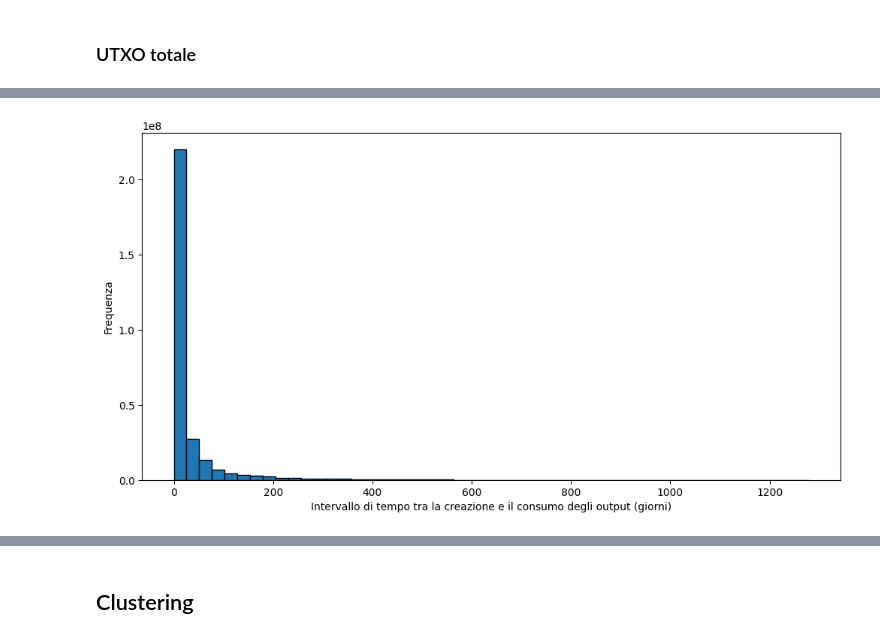
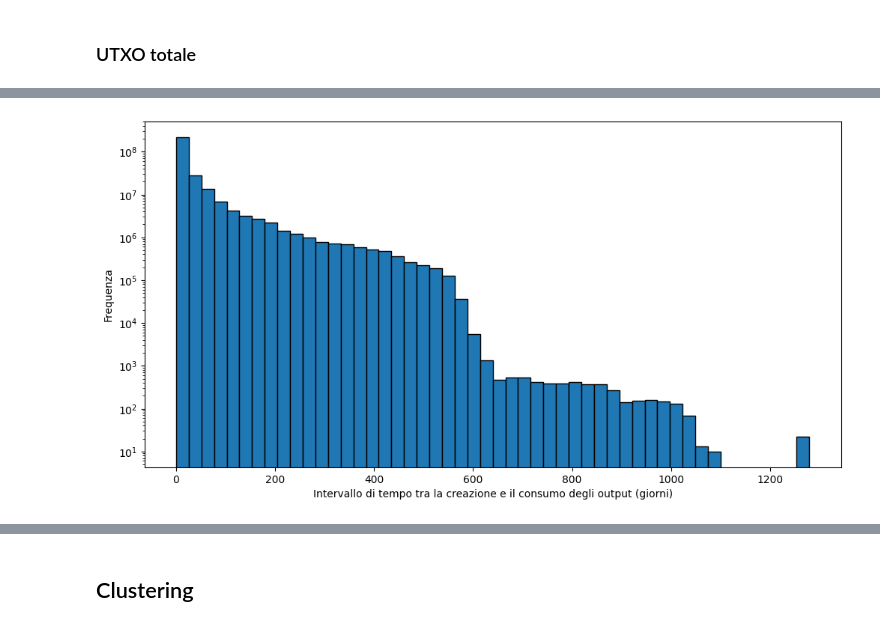
Before and after one commit to GennaroBaratta/lws-prj, a Jupyter notebook: esame.ipynb, the cells around one changed output, grey strips where cells are left out. Cells and saved outputs as stored; diff of their text form; code cells hidden in the pictures.

```diff
--- a/esame.ipynb
+++ b/esame.ipynb
@@ -26,5 +29,5 @@ Data columns (total 5 columns):
 dtypes: bool(1), int64(1), uint32(2), uint64(1)
 memory usage: 251.1 MB
 # %%
-Transations['timestamp'] = pd.to_datetime(Transations['timestamp'],unit='s')
+Transactions['timestamp'] = pd.to_datetime(Transactions['timestamp'],unit='s')
 # %%
@@ -145,5 +161,5 @@ nessun blocco
 # %%
-x = pd.merge(left=Inputs.set_index(['txId']), right=Transations.set_index(['txId']), how='left', indicator=True,left_index=True,right_index=True)
+x = pd.merge(left=Inputs.set_index(['txId']), right=Transactions.set_index(['txId']), how='left', indicator=True,left_index=True,right_index=True)
 x['_merge'].value_counts()
 # %% [output]
 _merge
@@ -152,7 +168,7 @@ left_only            0
 right_only           0
 Name: count, dtype: int64
 # %%
-x = pd.merge(left=Outputs.set_index(['txId']), right=Transations.set_index(['txId']), how='left', indicator=True,left_index=True,right_index=True)
+x = pd.merge(left=Outputs.set_index(['txId']), right=Transactions.set_index(['txId']), how='left', indicator=True,left_index=True,right_index=True)
 x['_merge'].value_counts()
 # %% [output]
 _merge
@@ -323,8 +311,0 @@ Name: amount, Length: 83206, dtype: uint64
-# %%
-Outputs['txId'] = Outputs['txId'].astype('int32')
-Transations['txId'] = Transations['txId'].astype('int32')
-Outputs['position'] = Outputs['position'].astype('int32')
-Inputs['prevTxId'] = Inputs['prevTxId'].astype('int32')
-Inputs['prevTxpos'] = Inputs['prevTxpos'].astype('int32')
-# Seleziona solo gli output che vengono consumati come input da un'altra transazione
-output_consumati = Outputs[Outputs['txId'].isin(Inputs['prevTxId'])]
@@ -356,12 +322,24 @@ Name: time_interval, Length: 288485125, dtype: timedelta64[ns]
 # %%
+# Seleziona solo gli output che vengono consumati come input da un'altra transazione
+output_consumati = Outputs[Outputs['txId'].isin(Inputs['prevTxId'])]
+
+inputs_with_timestamps = pd.merge(Inputs[['txId','prevTxId']], Transactions[['txId','timestamp','fee']], left_on="txId", right_on="txId", how="left")
+inputs_with_timestamps.rename(columns={"timestamp": "consumption_timestamp"}, inplace=True)
+
+outputs_with_timestamps = pd.merge(output_consumati['txId'], Transactions[['txId','timestamp']], left_on="txId", right_on="txId", how="left")
+outputs_with_timestamps.rename(columns={"timestamp": "creation_timestamp"}, inplace=True)
+merged_data = pd.merge(inputs_with_timestamps, outputs_with_timestamps, left_on="prevTxId", right_on="txId", how="inner", suffixes=("_input", "_output"))
+merged_data["time_interval"] = merged_data["consumption_timestamp"] - merged_data["creation_timestamp"]
+
 # Calcola l'intervallo di tempo in ore direttamente durante la creazione dell'istogramma
 time_interval_hours = (merged_data["time_interval"].dt.total_seconds() / (3600*24)).astype('float64')
 
 # Disegna l'istogramma
 plt.figure(figsize=(12, 6))
 plt.hist(time_interval_hours, bins=50, edgecolor='black')
 plt.xlabel("Intervallo di tempo tra la creazione e il consumo degli output (giorni)")
 plt.ylabel("Frequenza")
+plt.yscale('log')
 plt.show()
 # %% [output]
-[figure, old version]
+[figure, new version]
```
Also changed, not shown: parts of 69 cells of this notebook, 5 other files.
